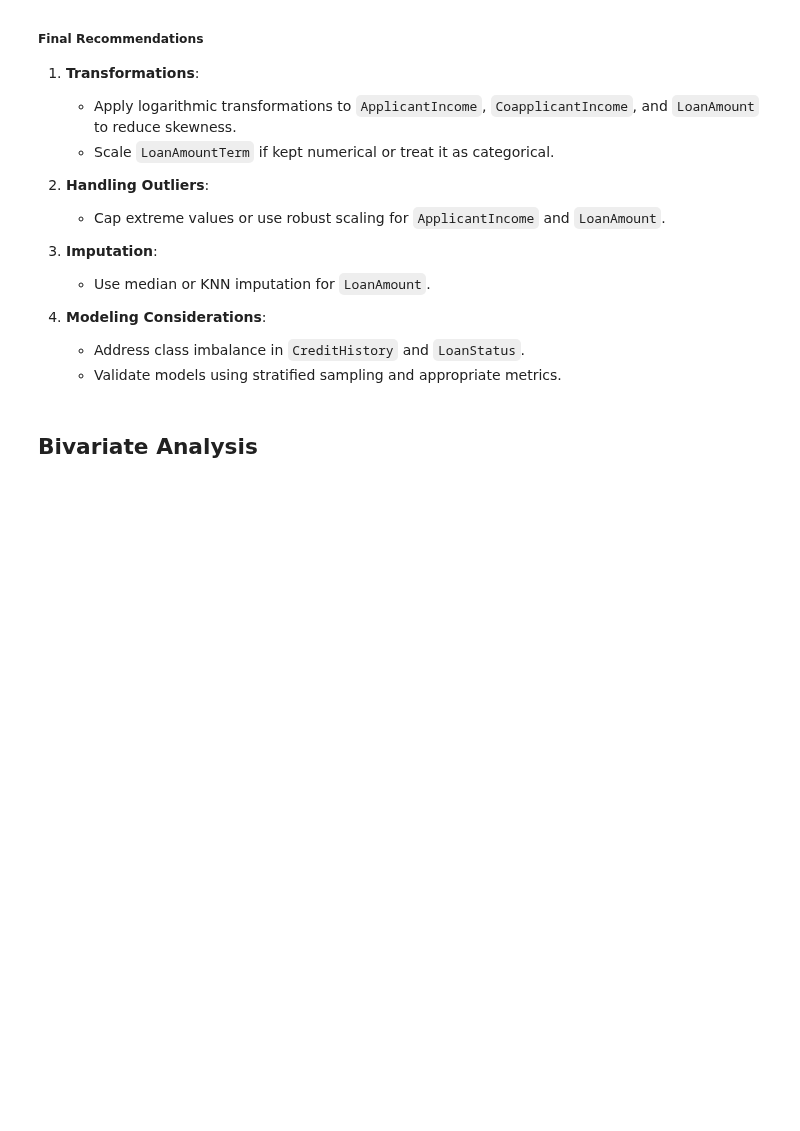
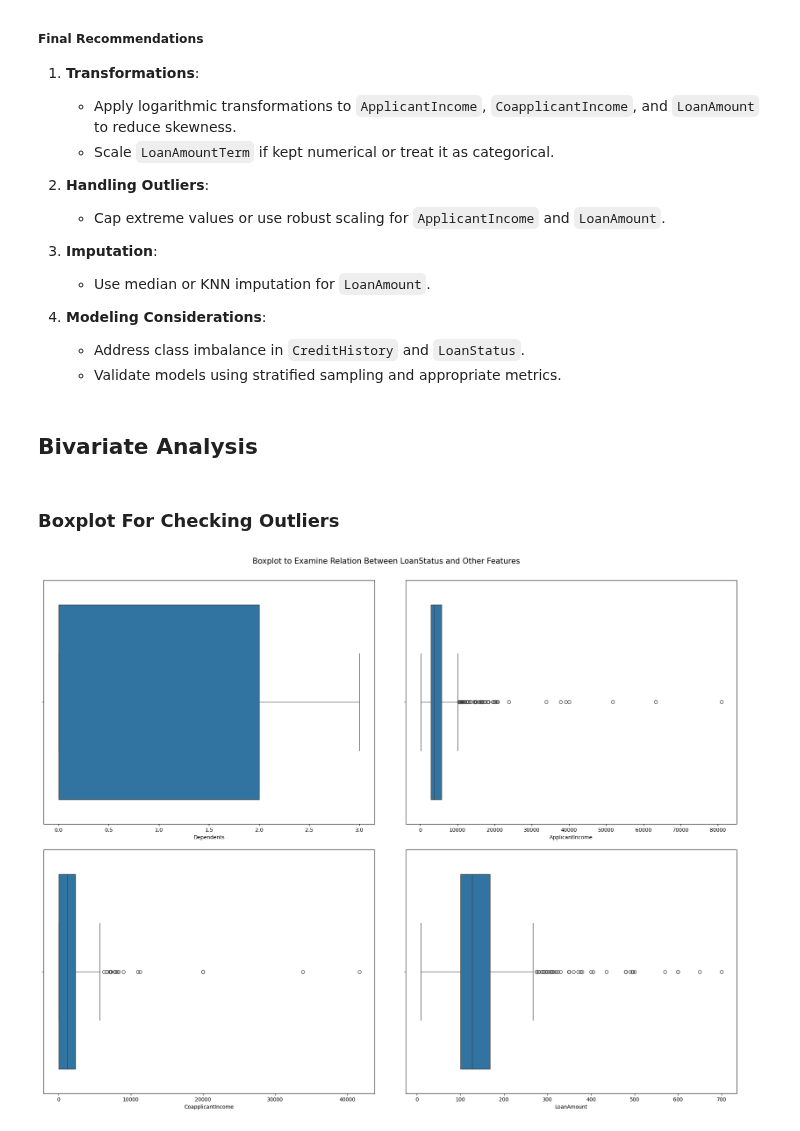
Before and after one commit to tshihab07/Intelligent-Loan-Approval-Prediction-System, a Jupyter notebook: notebookes/preprocessing.ipynb, the cells around one changed output. Saved outputs shown, nothing was run; the diff lists cells and outputs as text; code cells hidden in the pictures; blank space fills up the shorter version.

Commit message:
Add boxplot analysis

```diff
--- a/notebookes/preprocessing.ipynb
+++ b/notebookes/preprocessing.ipynb
@@ -441,3 +441,25 @@ plt.show()
    - Validate models using stratified sampling and appropriate metrics.
 # %% [markdown]
 ## **Bivariate Analysis**
+# %% [markdown]
+### Boxplot For Checking Outliers
+# %%
+# set the number of rows and columns for the grid
+rows, cols = 2, 2
+
+# create subplots
+fig, axes = plt.subplots(rows, cols, figsize=(20, 15))
+fig.tight_layout(pad=3.0)
+fig.suptitle('Boxplot to Examine Relation Between LoanStatus and Other Features', fontsize=15, y=1.01)
+
+columns = ["Dependents", "ApplicantIncome", "CoapplicantIncome", "LoanAmount"]
+
+# loop through each column and plot on a different subplot
+for i, col in enumerate(columns):
+    row_pos = i // cols
+    col_pos = i % cols
+    sns.boxplot(data=df, x=col, ax=axes[row_pos, col_pos])
+
+plt.show()
+# %% [output]
+[figure, added]
```
